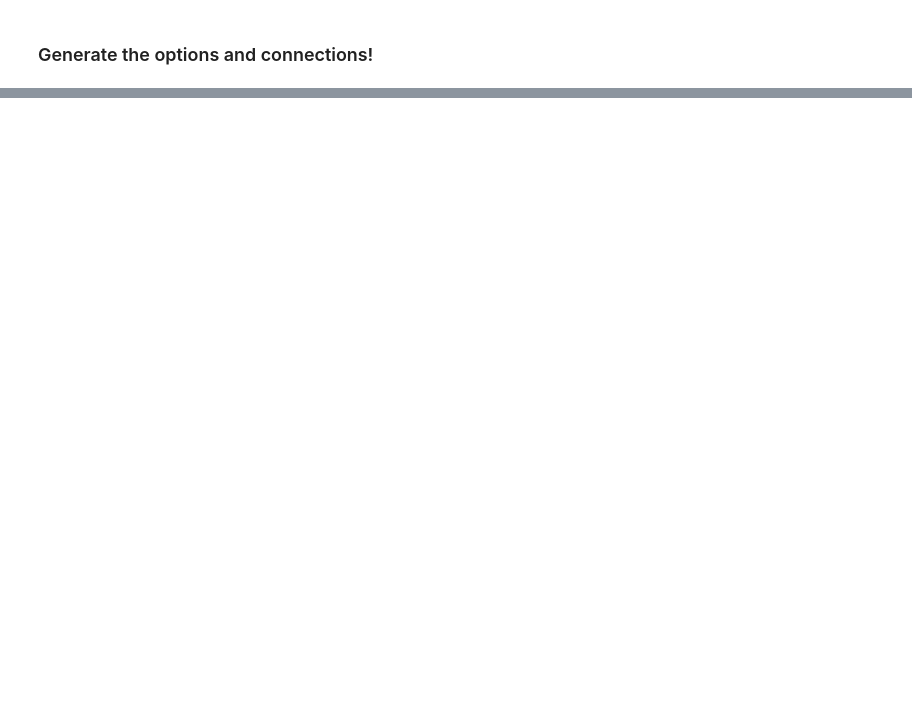
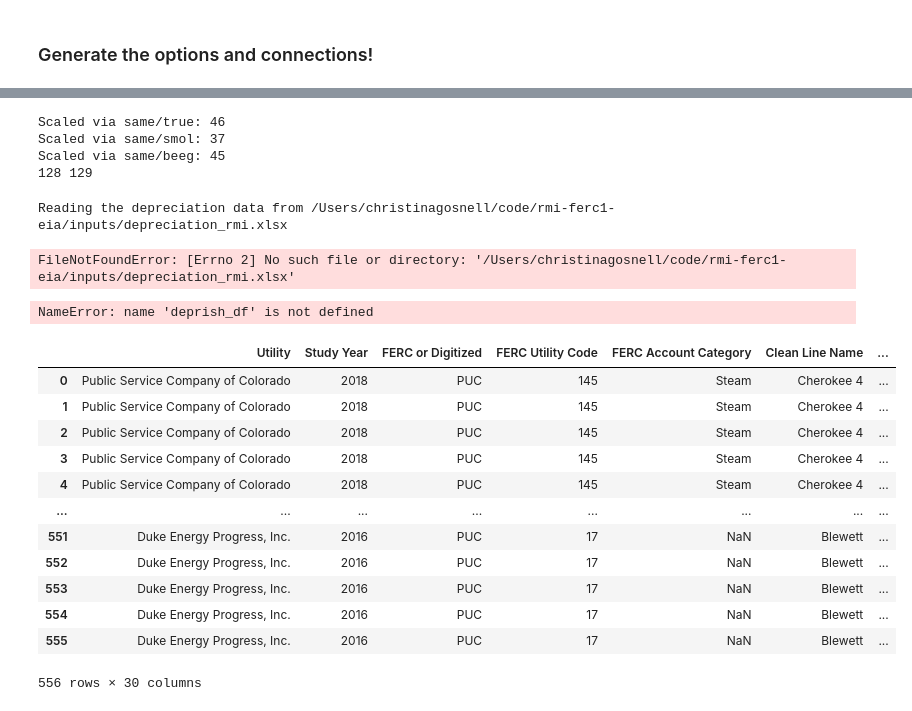
Before and after one commit to catalyst-cooperative/rmi-ferc1-eia, a Jupyter notebook: notebooks/connect_deprish_to_ferc1.ipynb, the cells around one changed output, grey strips where cells are left out. Drawn from its saved outputs; the diff is of its cells as text; code cells hidden in the pictures; blank space fills up the shorter version.

```diff
--- a/notebooks/connect_deprish_to_ferc1.ipynb
+++ b/notebooks/connect_deprish_to_ferc1.ipynb
@@ -49,5 +59,5 @@ inputs = connect_deprish_to_ferc1.InputsCompiler(
 # %% [markdown]
 ### Generate the options and connections!
 # %%
-match_maker = connect_deprish_to_ferc1.MatchMaker(inputs)
+match_maker = pudl_rmi.connect_deprish_to_ferc1.MatchMaker(inputs)
 matches_df = match_maker.match()
@@ -54,5 +85,44 @@ matches_df = match_maker.match()
 # %%
-scaler = connect_deprish_to_ferc1.Scaler(match_maker)
+scaler = pudl_rmi.connect_deprish_to_ferc1.Scaler(match_maker)
 scaled_df = scaler.scale()
 # this should be true
 len(scaled_df) == len(scaler.matches_df)
+logger.info(f"{len(scaled_df)} {len(scaler.matches_df)}")
+# %% [output]
+Scaled via same/true: 46
+Scaled via same/smol: 37
+Scaled via same/beeg: 45
+128 129
+# %%
+file_path_deprish = pathlib.Path().cwd().parent/ 'inputs'/'depreciation_rmi.xlsx'
+sheet_name_deprish='Depreciation Studies Raw'
+transformer = rmi_pudl.deprish.Transformer(
+    pudl_rmi.deprish.Extractor(
+        file_path=file_path_deprish,
+        sheet_name=sheet_name_deprish
+    ).execute())
+deprish_df = transformer.execute()
+deprish_asset_df = deprish.agg_to_asset(deprish_df)
+# %% [output]
+Reading the depreciation data from /Users/christinagosnell/code/rmi-ferc1-eia/inputs/depreciation_rmi.xlsx
+FileNotFoundError: [Errno 2] No such file or directory: '/Users/christinagosnell/code/rmi-ferc1-eia/inputs/depreciation_rmi.xlsx'
+# %%
+connected_deprish = rmi_pudl.connect_deprish_to_ferc1.rmi_output_ify(scaled_df, deprish_df)
+# %% [output]
+NameError: name 'deprish_df' is not defined
+# %%
+connected_deprish
+# %% [output]
+|  | Utility | Study Year | FERC or Digitized | FERC Utility Code | FERC Account Category | Clean Line Name | ... |
+| 0 | Public Service Company of Colorado | 2018 | PUC | 145 | Steam | Cherokee 4 | ... |
+| 1 | Public Service Company of Colorado | 2018 | PUC | 145 | Steam | Cherokee 4 | ... |
+| 2 | Public Service Company of Colorado | 2018 | PUC | 145 | Steam | Cherokee 4 | ... |
+| 3 | Public Service Company of Colorado | 2018 | PUC | 145 | Steam | Cherokee 4 | ... |
+| 4 | Public Service Company of Colorado | 2018 | PUC | 145 | Steam | Cherokee 4 | ... |
+| ... | ... | ... | ... | ... | ... | ... | ... |
+| 551 | Duke Energy Progress, Inc. | 2016 | PUC | 17 | NaN | Blewett | ... |
+| 552 | Duke Energy Progress, Inc. | 2016 | PUC | 17 | NaN | Blewett | ... |
+| 553 | Duke Energy Progress, Inc. | 2016 | PUC | 17 | NaN | Blewett | ... |
+| 554 | Duke Energy Progress, Inc. | 2016 | PUC | 17 | NaN | Blewett | ... |
+| 555 | Duke Energy Progress, Inc. | 2016 | PUC | 17 | NaN | Blewett | ... |
+556 rows × 30 columns
```
Also changed, not shown: parts of 11 cells of this notebook, 13 other files.
